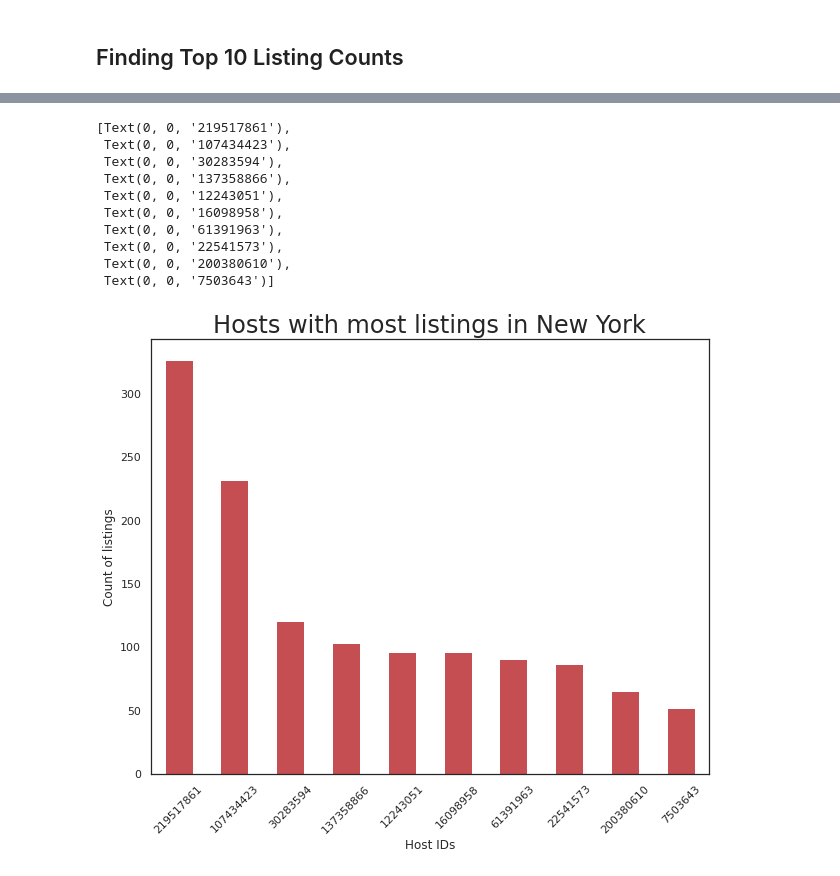
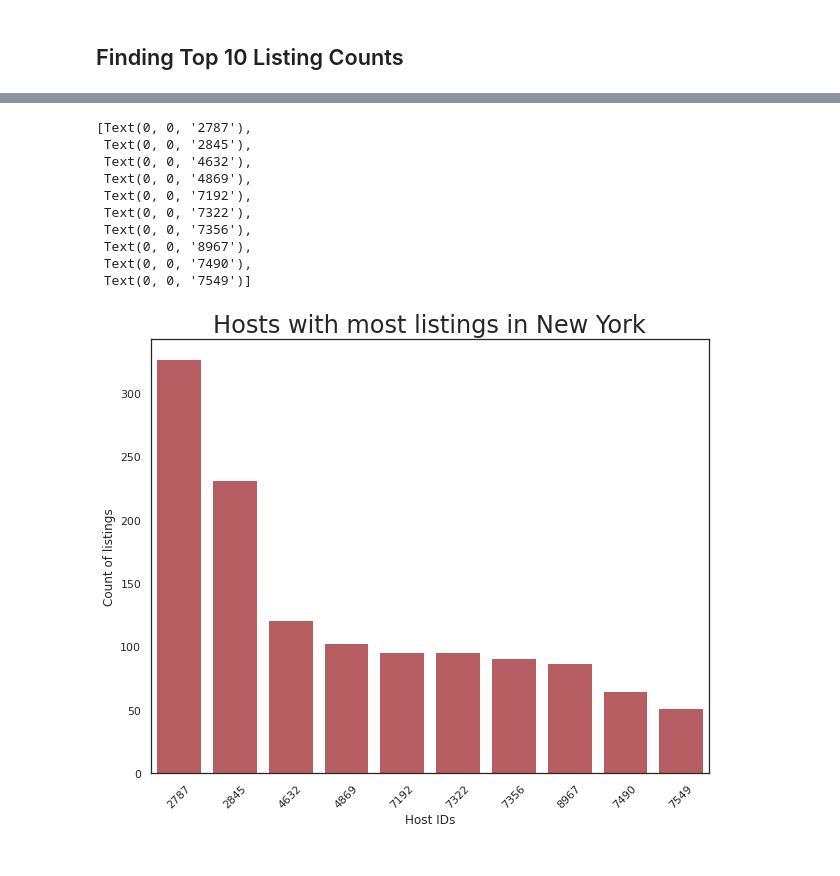
Before and after one commit to Shantanuh10/Airbnb_EDA_Project-, a Jupyter notebook: Shantanu's_Notebook_Airbnb_Bookings_Analysis_Capstone_Project.ipynb, the cells around one changed output, grey strips where cells are left out. Saved outputs shown, nothing was run; the diff lists cells and outputs as text; code cells hidden in the pictures.

```diff
--- a/Shantanu's_Notebook_Airbnb_Bookings_Analysis_Capstone_Project.ipynb
+++ b/Shantanu's_Notebook_Airbnb_Bookings_Analysis_Capstone_Project.ipynb
@@ -259,7 +259,7 @@ word_count_df
 ### Visualizing the findings
 # %%
 #Setting the figure size
-sns.set(rc={'figure.figsize':(15,10)})
+sns.set(rc={'figure.figsize':(12,6)})
 
 #Setting background colour of chart as white
 sns.set_style('white')
@@ -268,15 +268,15 @@ sns.set_style('white')
 count_viz = sns.barplot(x='Words',y='Counts', data = word_count_df)
 
 # Naming the Chart
-count_viz.set_title('Top 25 Used Words for Listing Names')
+count_viz.set_title('Top 25 Used Words for Listing Names', weight = 'bold').set_fontsize('15')
 
 
 # Naming X & Y axis
-count_viz.set_ylabel('Count of words')
-count_viz.set_xlabel('Words')
+count_viz.set_ylabel('Count of words', weight = 'bold')
+count_viz.set_xlabel('Words', weight = 'bold')
 
 #Adjusting Bar labels
-count_viz.set_xticklabels(count_viz.get_xticklabels(),rotation = 90)
+count_viz.set_xticklabels(count_viz.get_xticklabels(),rotation = 90, weight = 'bold', size = '15')
 # %% [output]
 [Text(0, 0, 'room'),
  Text(0, 0, 'bedroom'),
@@ -315,0 +305,11 @@ Name: host_id, dtype: int64
+# %%
+#Creating DataFrame
+count_host_id = list(airbnb_df['host_id'].value_counts())
+host_id = list(airbnb_df.host_id)
+listing_count= list(zip(host_id,count_host_id))
+count_host_id_df= pd.DataFrame(listing_count)
+count_host_id_df.rename(columns={0:'Host_Id',1:'Counts'},inplace=True)
+
+#Storing top 10 hosts with most listings
+top_host_id = count_host_id_df.head(10)
+top_host_id
@@ -316,34 +328,35 @@ Name: host_id, dtype: int64
 # %%
 #Setting the figure size
 sns.set(rc={'figure.figsize':(10,8)})
 
 #Setting background colour of chart as white
 sns.set_style('white')
 
 #Plotting the Chart
-viz_bar = top_host_id.plot(kind='bar', color='r')
+viz_bar = sns.barplot(x= 'Host_Id', y= 'Counts', color='r', data=top_host_id,
+                      order=top_host_id.sort_values('Counts',ascending = False).Host_Id)
 
 #Setting font size for title
 sns.set(font_scale = 2)
 
 # Naming the Chart
 viz_bar.set_title('Hosts with most listings in New York')
 
 # Naming X & Y axis
 viz_bar.set_xlabel('Host IDs')
 viz_bar.set_ylabel('Count of listings')
 
 #Adjusting Bar labels
 viz_bar.set_xticklabels(viz_bar.get_xticklabels(), rotation=45)
 # %% [output]
-[Text(0, 0, '219517861'),
- Text(0, 0, '107434423'),
- Text(0, 0, '30283594'),
- Text(0, 0, '137358866'),
- Text(0, 0, '12243051'),
- Text(0, 0, '16098958'),
- Text(0, 0, '61391963'),
- Text(0, 0, '22541573'),
- Text(0, 0, '200380610'),
- Text(0, 0, '7503643')]
+[Text(0, 0, '2787'),
+ Text(0, 0, '2845'),
+ Text(0, 0, '4632'),
+ Text(0, 0, '4869'),
+ Text(0, 0, '7192'),
+ Text(0, 0, '7322'),
+ Text(0, 0, '7356'),
+ Text(0, 0, '8967'),
+ Text(0, 0, '7490'),
+ Text(0, 0, '7549')]
-[figure, old version]
+[figure, new version]
```
Also changed, not shown: parts of 8 cells of this notebook.
